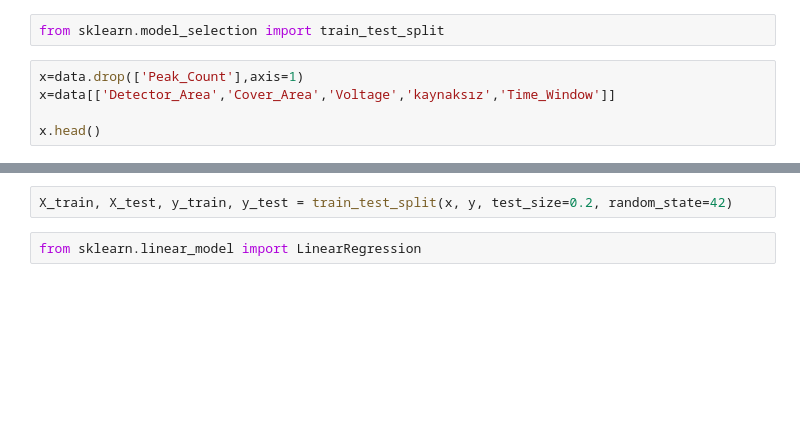
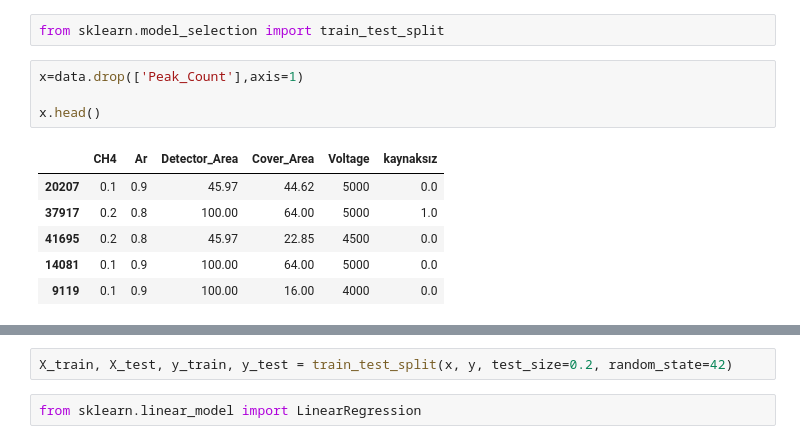
Before and after one commit to berkeryilmaz/HepML, a Jupyter notebook: rpc Ml.ipynb, the cells around one changed output, grey strips where cells are left out. Cells and saved outputs as stored; diff of their text form; blank space fills up the shorter version.

```diff
--- a/rpc Ml.ipynb
+++ b/rpc Ml.ipynb
@@ -58,9 +233,15 @@ corrM[abs(corrM['Peak_Count'])>0.1][['Peak_Count']]
 from sklearn.model_selection import train_test_split
 # %%
 x=data.drop(['Peak_Count'],axis=1)
-x=data[['Detector_Area','Cover_Area','Voltage','kaynaksız','Time_Window']]
 
 x.head()
+# %% [output]
+|  | CH4 | Ar | Detector_Area | Cover_Area | Voltage | kaynaksız |
+| 20207 | 0.1 | 0.9 | 45.97 | 44.62 | 5000 | 0.0 |
+| 37917 | 0.2 | 0.8 | 100.00 | 64.00 | 5000 | 1.0 |
+| 41695 | 0.2 | 0.8 | 45.97 | 22.85 | 4500 | 0.0 |
+| 14081 | 0.1 | 0.9 | 100.00 | 64.00 | 5000 | 0.0 |
+| 9119 | 0.1 | 0.9 | 100.00 | 16.00 | 4000 | 0.0 |
 # %%
 y=data['Peak_Count']
 y
```
Also changed, not shown: parts of 18 cells of this notebook.
